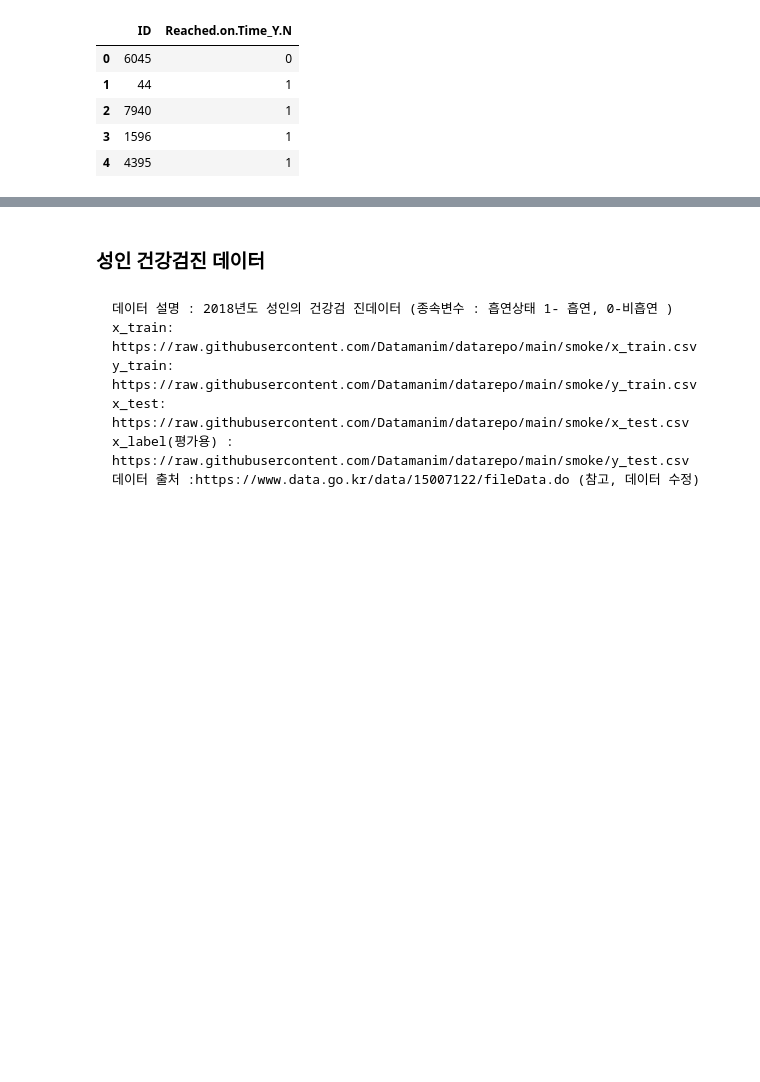
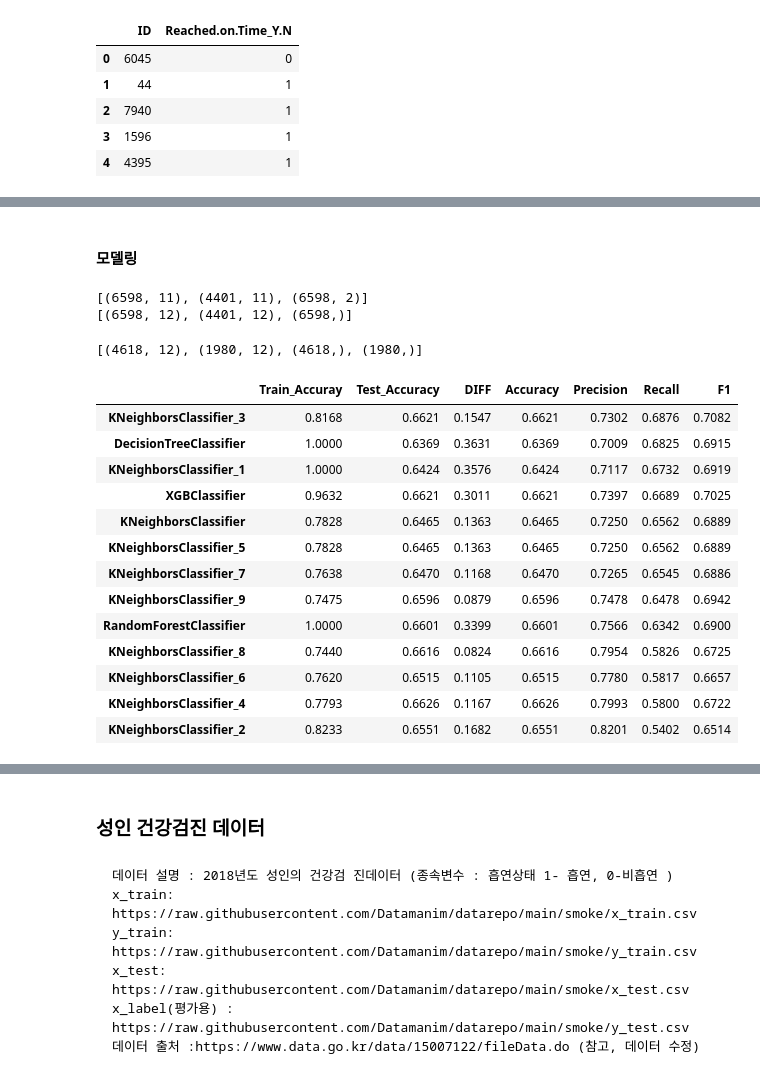
Before and after one commit to steve-park/data-engineering, a Jupyter notebook: DataManim/Type2_LAB.ipynb, the cells around one changed output, grey strips where cells are left out. Cells and saved outputs as stored; diff of their text form; code cells hidden in the pictures; blank space fills up the shorter version.

```diff
--- a/DataManim/Type2_LAB.ipynb
+++ b/DataManim/Type2_LAB.ipynb
@@ -484,0 +951,5 @@ validation auc : 0.7261997118475008
+# %%
+x_features = ['Warehouse_block', 'Customer_care_calls', 'Customer_rating','Cost_of_the_Product', \
+              'Prior_purchases', 'Product_importance','Gender', 'Discount_offered', 'Weight_in_gms', \
+              'Flight', 'Road','Ship']
+y_feature = 'Reached.on.Time_Y.N'
@@ -484,0 +976,35 @@ validation auc : 0.7261997118475008
+# %% [markdown]
+#### 모델링
+# %%
+XF, X_submissionF, YF = get_classification_model_data(dfX, Y, len(X), x_features, y_feature, is_normalized=False)
+
+print([x.shape for x in [X, X_submission, Y]])
+print([x.shape for x in [XF, X_submissionF, YF]])
+# %% [output]
+[(6598, 11), (4401, 11), (6598, 2)]
+[(6598, 12), (4401, 12), (6598,)]
+# %%
+xtrain, xtest, ytrain, ytest = train_test_split(XF, YF, test_size=0.3, random_state=0, stratify=YF)
+
+print([x.shape for x in [xtrain, xtest, ytrain, ytest]])
+# %% [output]
+[(4618, 12), (1980, 12), (4618,), (1980,)]
+# %%
+result = compare_classification_model(xtrain, xtest, ytrain, ytest, is_binary_model=False)
+# %%
+result.sort_values(['Recall', 'DIFF'], ascending=[False, True])
+# %% [output]
+|  | Train_Accuray | Test_Accuracy | DIFF | Accuracy | Precision | Recall | F1 |
+| KNeighborsClassifier_3 | 0.8168 | 0.6621 | 0.1547 | 0.6621 | 0.7302 | 0.6876 | 0.7082 |
+| DecisionTreeClassifier | 1.0000 | 0.6369 | 0.3631 | 0.6369 | 0.7009 | 0.6825 | 0.6915 |
+| KNeighborsClassifier_1 | 1.0000 | 0.6424 | 0.3576 | 0.6424 | 0.7117 | 0.6732 | 0.6919 |
+| XGBClassifier | 0.9632 | 0.6621 | 0.3011 | 0.6621 | 0.7397 | 0.6689 | 0.7025 |
+| KNeighborsClassifier | 0.7828 | 0.6465 | 0.1363 | 0.6465 | 0.7250 | 0.6562 | 0.6889 |
+| KNeighborsClassifier_5 | 0.7828 | 0.6465 | 0.1363 | 0.6465 | 0.7250 | 0.6562 | 0.6889 |
+| KNeighborsClassifier_7 | 0.7638 | 0.6470 | 0.1168 | 0.6470 | 0.7265 | 0.6545 | 0.6886 |
+| KNeighborsClassifier_9 | 0.7475 | 0.6596 | 0.0879 | 0.6596 | 0.7478 | 0.6478 | 0.6942 |
+| RandomForestClassifier | 1.0000 | 0.6601 | 0.3399 | 0.6601 | 0.7566 | 0.6342 | 0.6900 |
+| KNeighborsClassifier_8 | 0.7440 | 0.6616 | 0.0824 | 0.6616 | 0.7954 | 0.5826 | 0.6725 |
+| KNeighborsClassifier_6 | 0.7620 | 0.6515 | 0.1105 | 0.6515 | 0.7780 | 0.5817 | 0.6657 |
+| KNeighborsClassifier_4 | 0.7793 | 0.6626 | 0.1167 | 0.6626 | 0.7993 | 0.5800 | 0.6722 |
+| KNeighborsClassifier_2 | 0.8233 | 0.6551 | 0.1682 | 0.6551 | 0.8201 | 0.5402 | 0.6514 |
```
Also changed, not shown: parts of 333 cells of this notebook, 7 other files.
